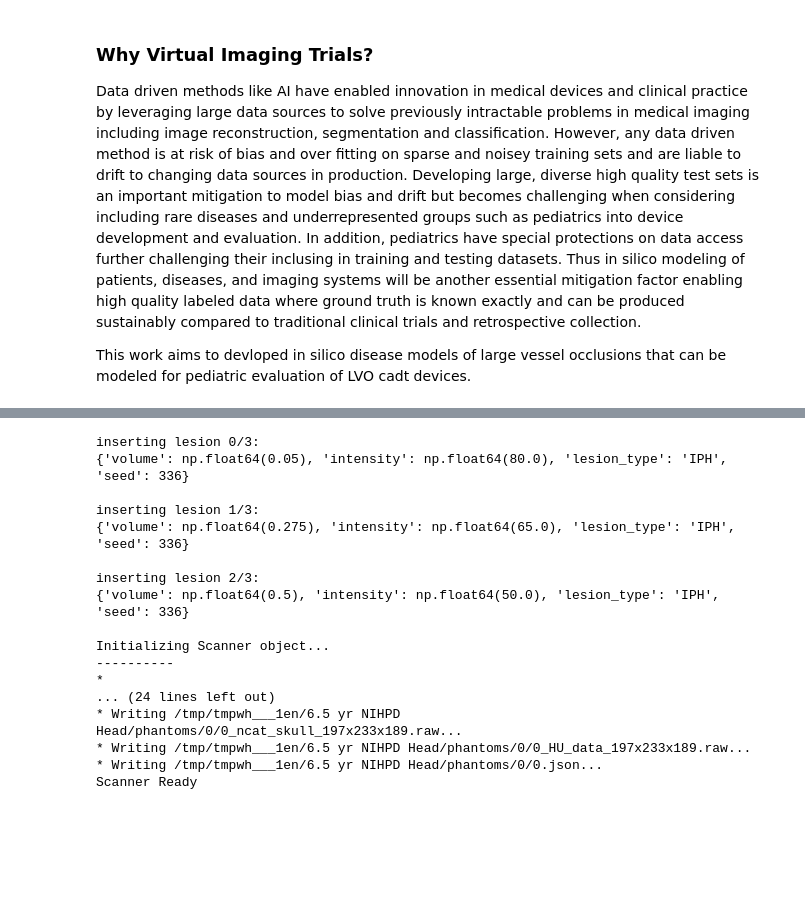
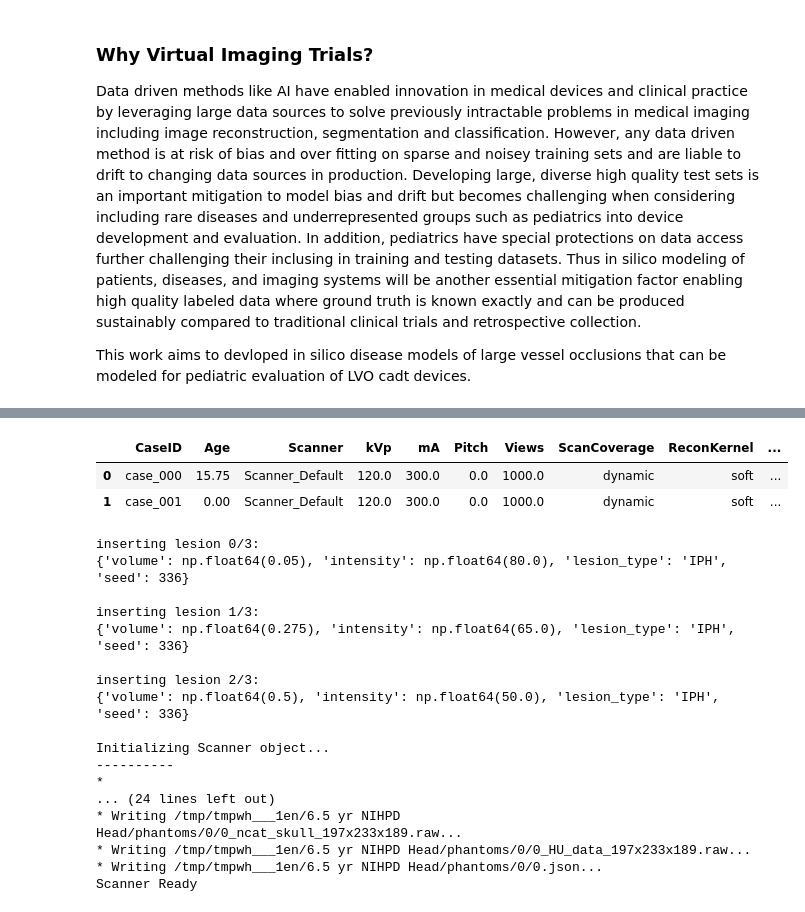
Before and after one commit to DIDSR/InSilicoICH, a Jupyter notebook: notebooks/03_studies.ipynb, the cells around one changed output, grey strips where cells are left out. Drawn from its saved outputs; the diff is of its cells as text; code cells hidden in the pictures; blank space fills up the shorter version.

```diff
--- a/notebooks/03_studies.ipynb
+++ b/notebooks/03_studies.ipynb
@@ -17,0 +39,7 @@ This work aims to devloped in silico disease models of large vessel occlusions t
+# %%
+input_df = generate_input_df(desired_cases=2)
+input_df
+# %% [output]
+|  | CaseID | Age | Scanner | kVp | mA | Pitch | Views | ScanCoverage | ReconKernel | ... |
+| 0 | case_000 | 15.75 | Scanner_Default | 120.0 | 300.0 | 0.0 | 1000.0 | dynamic | soft | ... |
+| 1 | case_001 | 0.00 | Scanner_Default | 120.0 | 300.0 | 0.0 | 1000.0 | dynamic | soft | ... |
```
Also changed, not shown: parts of 8 cells of this notebook, 2 other files.
